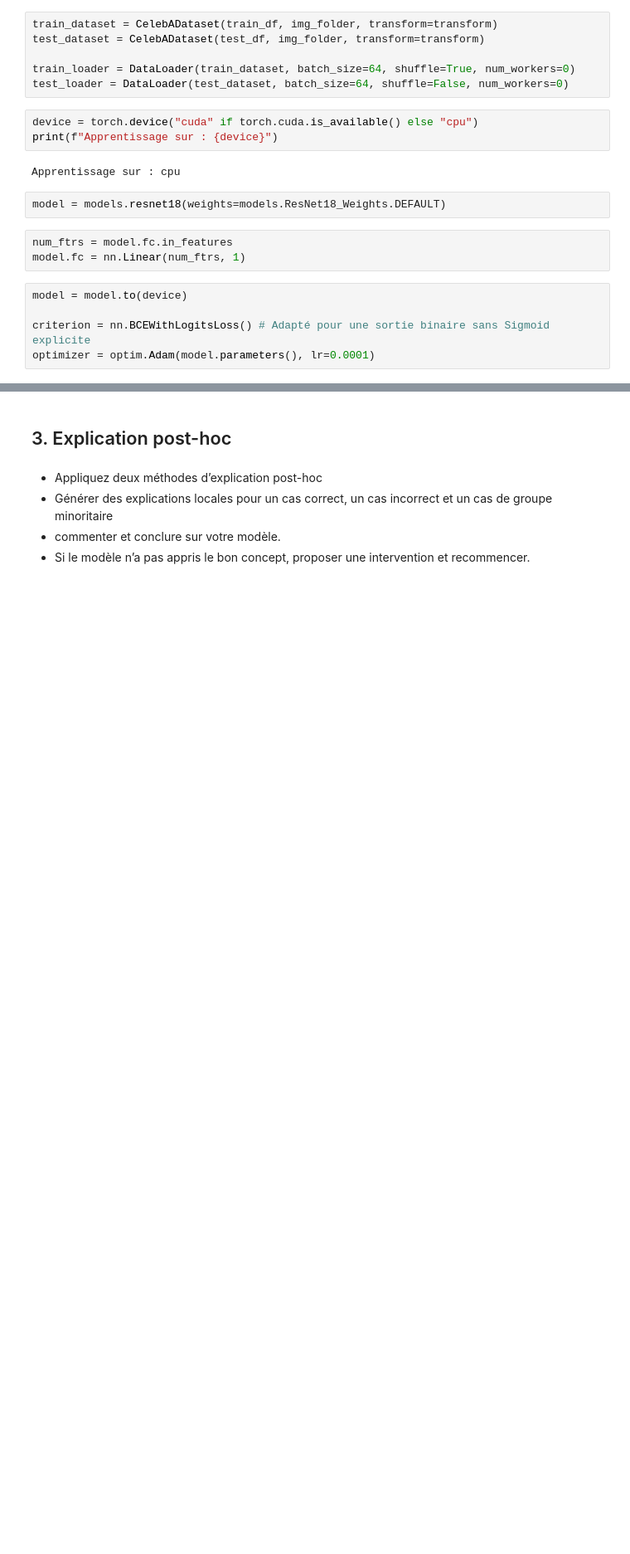
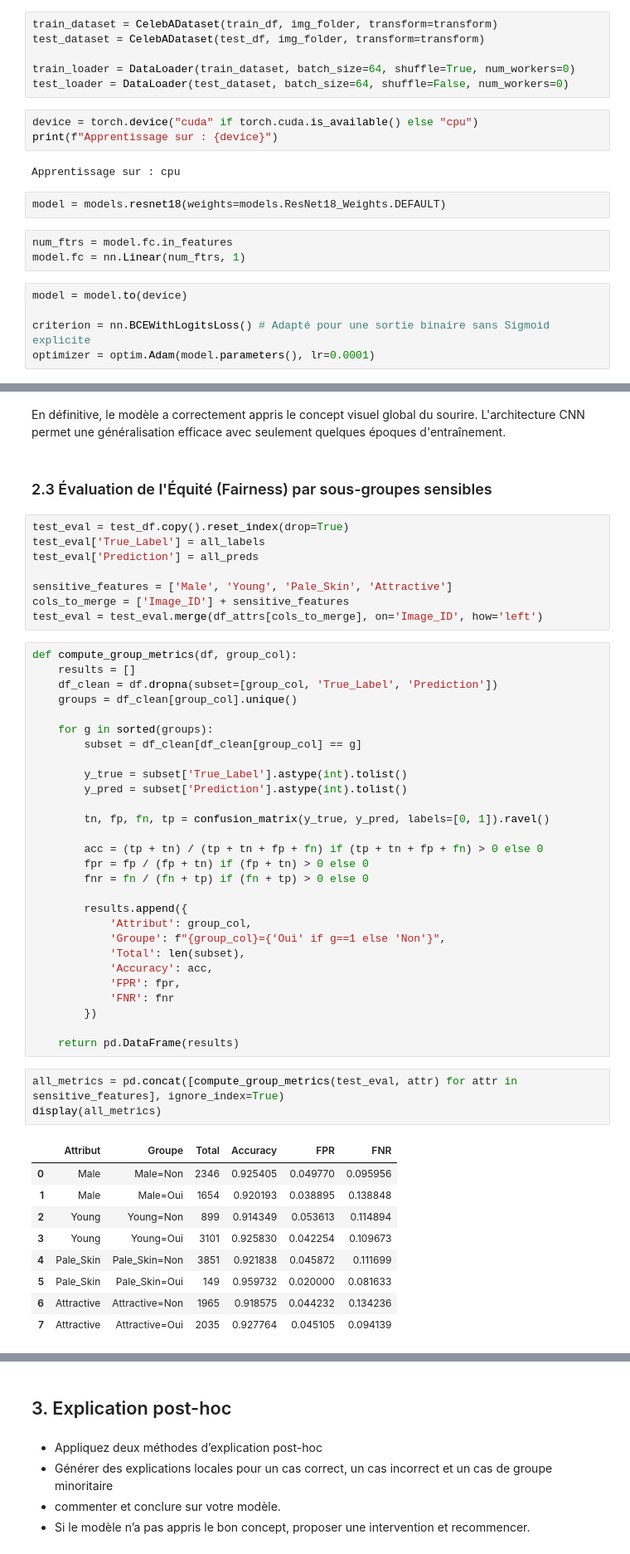
Before and after one commit to daphnemaschas/REXIA, a Jupyter notebook: notebooks/02_analyse_des_données_images.ipynb, the cells around one changed output, grey strips where cells are left out. Shown at 83% size. Cells and saved outputs as stored; diff of their text form; blank space fills up the shorter version.

```diff
--- a/notebooks/02_analyse_des_données_images.ipynb
+++ b/notebooks/02_analyse_des_données_images.ipynb
@@ -443,0 +532,53 @@ optimizer = optim.Adam(model.parameters(), lr=0.0001)
+# %% [markdown]
+En définitive, le modèle a correctement appris le concept visuel global du sourire. L'architecture CNN permet une généralisation efficace avec seulement quelques époques d'entraînement.
+# %% [markdown]
+### 2.3 Évaluation de l'Équité (Fairness) par sous-groupes sensibles
+# %%
+test_eval = test_df.copy().reset_index(drop=True)
+test_eval['True_Label'] = all_labels
+test_eval['Prediction'] = all_preds
+
+sensitive_features = ['Male', 'Young', 'Pale_Skin', 'Attractive']
+cols_to_merge = ['Image_ID'] + sensitive_features
+test_eval = test_eval.merge(df_attrs[cols_to_merge], on='Image_ID', how='left')
+# %%
+def compute_group_metrics(df, group_col):
+    results = []
+    df_clean = df.dropna(subset=[group_col, 'True_Label', 'Prediction'])
+    groups = df_clean[group_col].unique()
+
+    for g in sorted(groups):
+        subset = df_clean[df_clean[group_col] == g]
+
+        y_true = subset['True_Label'].astype(int).tolist()
+        y_pred = subset['Prediction'].astype(int).tolist()
+
+        tn, fp, fn, tp = confusion_matrix(y_true, y_pred, labels=[0, 1]).ravel()
+
+        acc = (tp + tn) / (tp + tn + fp + fn) if (tp + tn + fp + fn) > 0 else 0
+        fpr = fp / (fp + tn) if (fp + tn) > 0 else 0
+        fnr = fn / (fn + tp) if (fn + tp) > 0 else 0
+
+        results.append({
+            'Attribut': group_col,
+            'Groupe': f"{group_col}={'Oui' if g==1 else 'Non'}",
+            'Total': len(subset),
+            'Accuracy': acc,
+            'FPR': fpr,
+            'FNR': fnr
+        })
+
+    return pd.DataFrame(results)
+# %%
+all_metrics = pd.concat([compute_group_metrics(test_eval, attr) for attr in sensitive_features], ignore_index=True)
+display(all_metrics)
+# %% [output]
+|  | Attribut | Groupe | Total | Accuracy | FPR | FNR |
+| 0 | Male | Male=Non | 2346 | 0.925405 | 0.049770 | 0.095956 |
+| 1 | Male | Male=Oui | 1654 | 0.920193 | 0.038895 | 0.138848 |
+| 2 | Young | Young=Non | 899 | 0.914349 | 0.053613 | 0.114894 |
+| 3 | Young | Young=Oui | 3101 | 0.925830 | 0.042254 | 0.109673 |
+| 4 | Pale_Skin | Pale_Skin=Non | 3851 | 0.921838 | 0.045872 | 0.111699 |
+| 5 | Pale_Skin | Pale_Skin=Oui | 149 | 0.959732 | 0.020000 | 0.081633 |
+| 6 | Attractive | Attractive=Non | 1965 | 0.918575 | 0.044232 | 0.134236 |
+| 7 | Attractive | Attractive=Oui | 2035 | 0.927764 | 0.045105 | 0.094139 |
```
Also changed, not shown: parts of 16 cells of this notebook.
